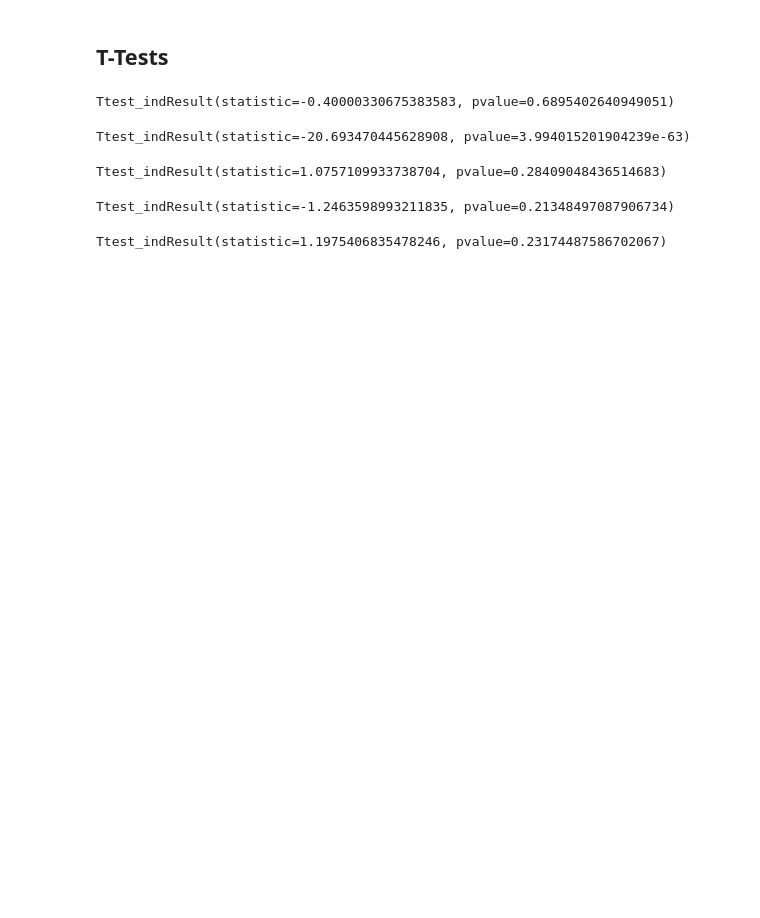
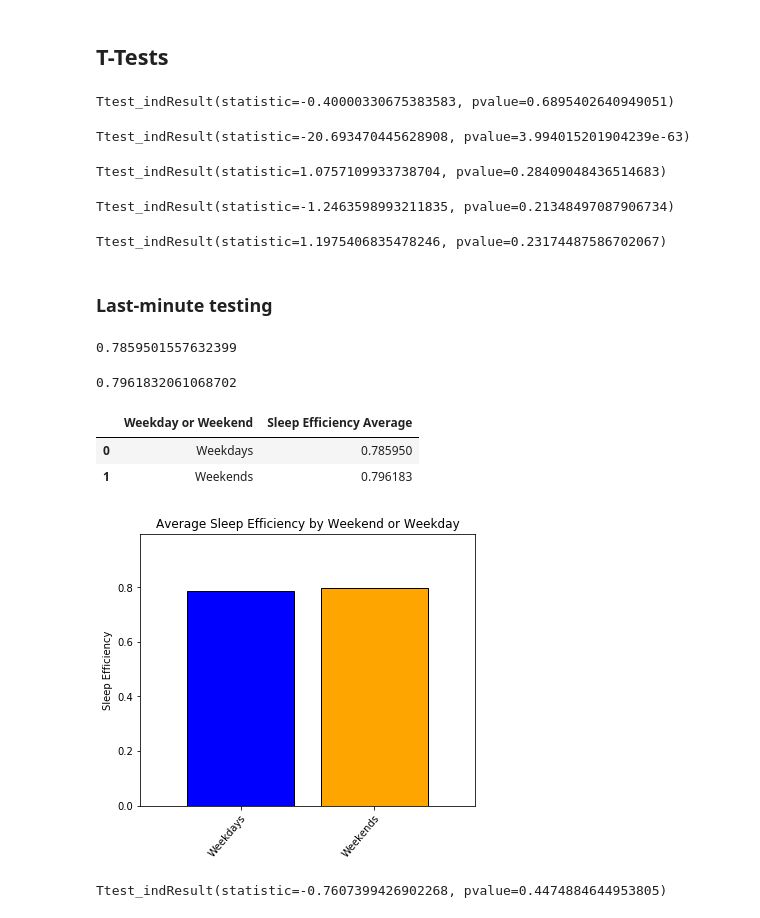
Before and after one commit to jbarkle/Exploratory-Analysis-of-Sleep-Data, a Jupyter notebook: performance_jb.ipynb, the cells around one changed output. Saved outputs shown, nothing was run; the diff lists cells and outputs as text; code cells hidden in the pictures; blank space fills up the shorter version.

```diff
--- a/performance_jb.ipynb
+++ b/performance_jb.ipynb
@@ -952,3 +956,56 @@ test5_ttest_wkday = sleep_efficiency_new_2.loc[sleep_efficiency_new_2["Age"]<=40
 st.ttest_ind(test5_ttest_wkday, test5_ttest_wkend, equal_var=False)
 # %% [output]
 Ttest_indResult(statistic=1.1975406835478246, pvalue=0.23174487586702067)
+# %% [markdown]
+### Last-minute testing
+# %%
+# avg sleep_efficiency weekday
+efficiency_avg_weekdays = sleep_efficiency_new_2[sleep_efficiency_new_2["WeekdayWeekend"]== "Date is Weekday"]
+newn = efficiency_avg_weekdays["SleepEfficiency"].mean()
+newn
+# %% [output]
+0.7859501557632399
+# %%
+# avg sleep_efficiency weekend
+efficiency_avg_weekends = sleep_efficiency_new_2[sleep_efficiency_new_2["WeekdayWeekend"]== "Date is Weekend"]
+newnn = efficiency_avg_weekends["SleepEfficiency"].mean()
+newnn
+# %% [output]
+0.7961832061068702
+# %%
+# dataframe for bar chart
+efficiency_avg_df = pd.DataFrame({"Weekday or Weekend":["Weekdays","Weekends"],
+                       "Sleep Efficiency Average":[newn,newnn]})
+efficiency_avg_df
+# %% [output]
+|  | Weekday or Weekend | Sleep Efficiency Average |
+| 0 | Weekdays | 0.785950 |
+| 1 | Weekends | 0.796183 |
+# %%
+# bar chart for average sleep efficiency by weekend/weekday
+xxaxis = efficiency_avg_df["Weekday or Weekend"]
+yyaxis = efficiency_avg_df["Sleep Efficiency Average"]
+
+plt.figure(figsize=(6,5))
+plt.bar(xxaxis, yyaxis, color=["blue","orange"],edgecolor='black')
+plt.xticks(rotation=50, ha="right", rotation_mode="anchor")
+plt.xlim(-0.75, len(xxaxis)-0.25)
+plt.ylim(0, max(yyaxis)+.2)
+plt.ylabel("Sleep Efficiency")
+plt.title("Average Sleep Efficiency by Weekend or Weekday")
+# plt.savefig("/resources/efficiency_avg_wkewkd.png")
+plt.show()
+# %% [output]
+[figure, added]
+# %%
+# population 1
+test6_ttest_wkend = sleep_efficiency_new_2.loc[sleep_efficiency_new_2["WeekdayWeekend"]== "Date is Weekend", "SleepEfficiency"]
+# test_ttest_wkend
+# population 2
+test6_ttest_wkday = sleep_efficiency_new_2.loc[sleep_efficiency_new_2["WeekdayWeekend"]== "Date is Weekday", "SleepEfficiency"]
+# test_ttest_wkday
+
+# ttest for actual sleep efficiency weekday vs weekend populations
+st.ttest_ind(test6_ttest_wkday, test6_ttest_wkend, equal_var=False)
+# %% [output]
+Ttest_indResult(statistic=-0.7607399426902268, pvalue=0.4474884644953805)
```
Also changed, not shown: parts of 4 cells of this notebook.
